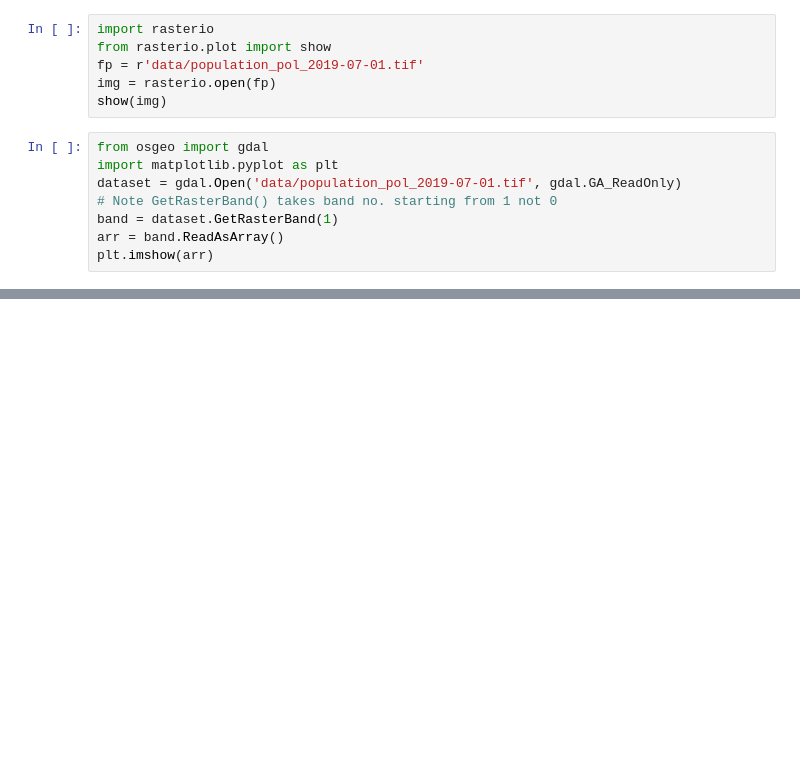
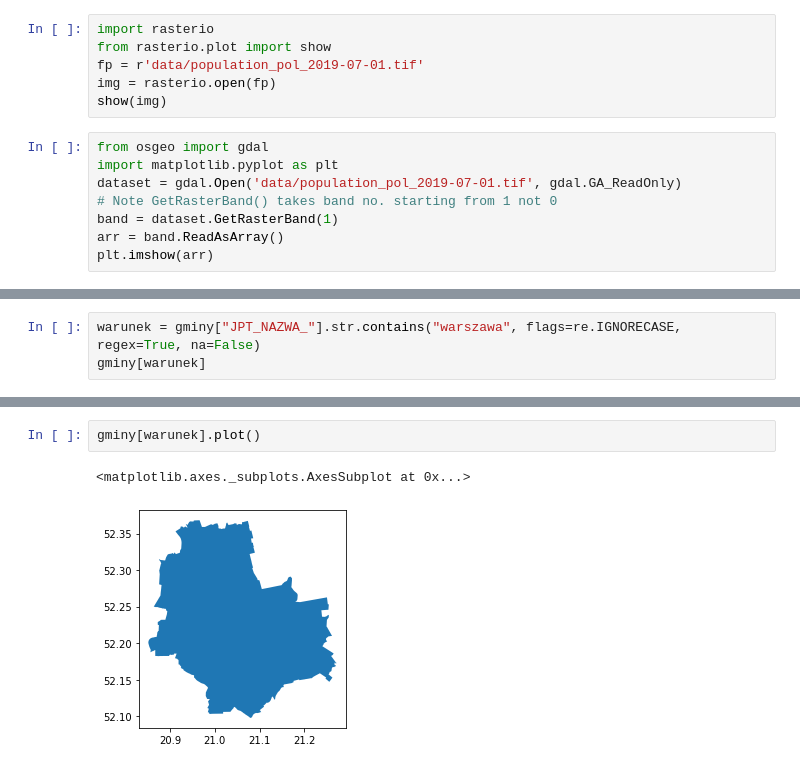
Before and after one commit to ciepielajan/GeoTiff_Satellite_Images, a Jupyter notebook: GeoTiff_-_Satellite_Images_facebook_dane_satelitearne_geotiff_.ipynb, the cells around one changed output, grey strips where cells are left out. Cells and saved outputs as stored; diff of their text form; blank space fills up the shorter version.

```diff
--- a/GeoTiff_-_Satellite_Images_facebook_dane_satelitearne_geotiff_.ipynb
+++ b/GeoTiff_-_Satellite_Images_facebook_dane_satelitearne_geotiff_.ipynb
@@ -64,0 +152,3 @@ plt.imshow(arr)
+# %%
+warunek = gminy["JPT_NAZWA_"].str.contains("warszawa", flags=re.IGNORECASE, regex=True, na=False)
+gminy[warunek]
@@ -64,0 +158,5 @@ plt.imshow(arr)
+# %%
+gminy[warunek].plot()
+# %% [output]
+<matplotlib.axes._subplots.AxesSubplot at 0x...>
+[figure, added]
```
Also changed, not shown: parts of 39 cells of this notebook.
